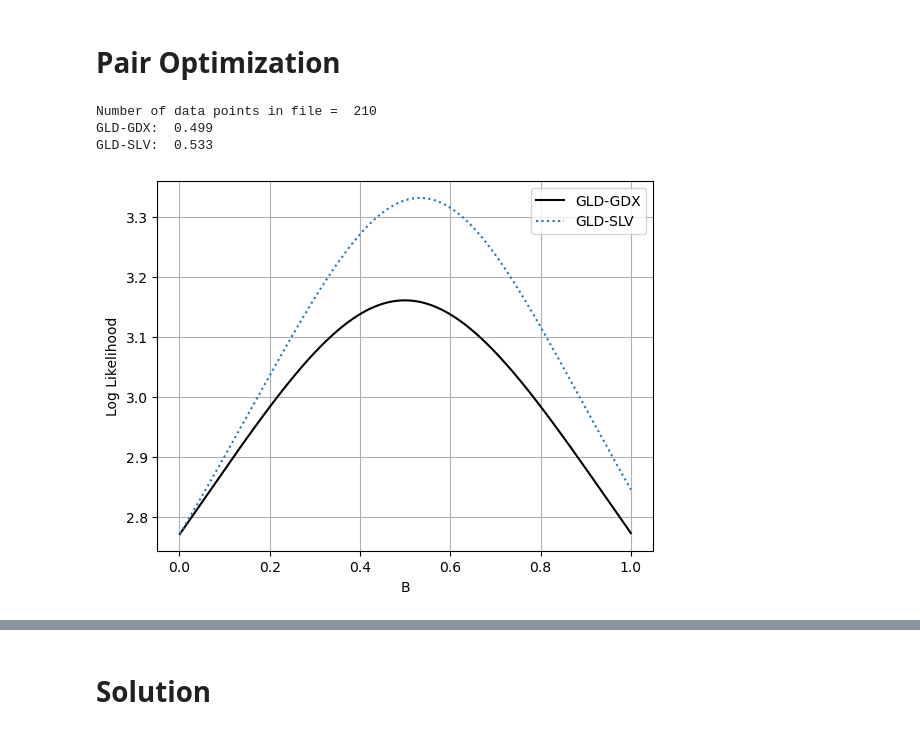
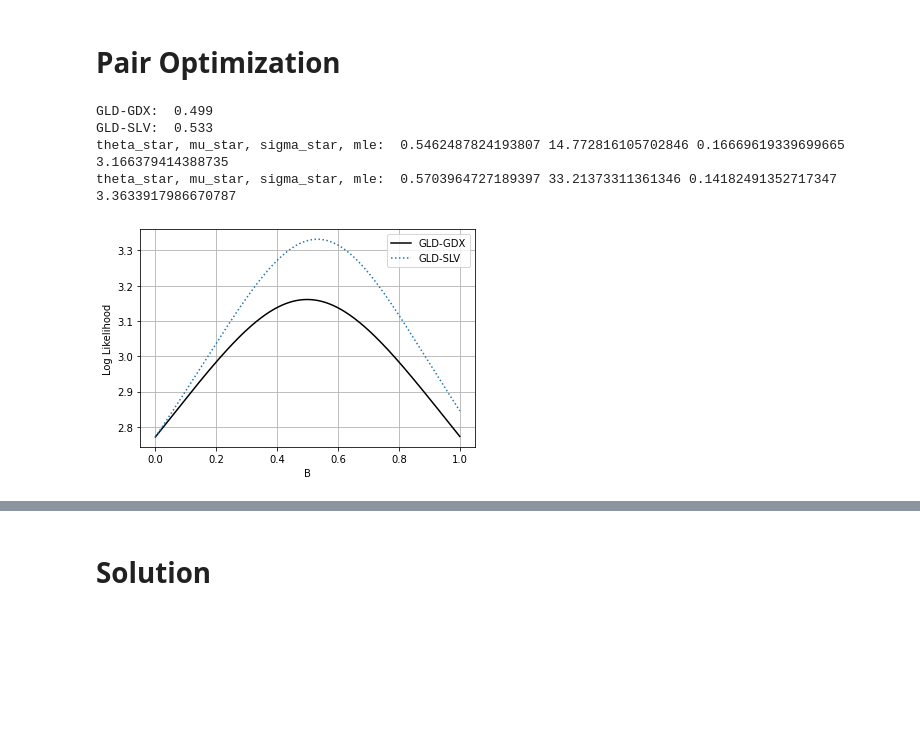
Before and after one commit to seongmin-Jo/optimal_mean_reversion_trading, a Jupyter notebook: examples2.ipynb, the cells around one changed output, grey strips where cells are left out. Saved outputs shown, nothing was run; the diff lists cells and outputs as text; code cells hidden in the pictures; blank space fills up the shorter version.

```diff
--- a/examples2.ipynb
+++ b/examples2.ipynb
@@ -4,6 +4,8 @@
 import numpy as np
 import pandas as pd
 import matplotlib.pyplot as plt
+from scipy.optimize import minimize
+
 
 # Ornstein-Uhlenbeck process is not just stationary but also normally distributed
 # ou parameter : dXt = mu(theta - Xt)dt + sigma * dBt
@@ -26,6 +28,8 @@ def get_optimal_ou_params(X, dt):
     Xxx = Σ(i=1, i=n) x(i-1)^2
     Xyy = Σ(i=1, i=n) x(i)^2
     Xxy = Σ(i=1, i=n) x(i) * x(i-1)
+
+    something uncorrect for finding optimal mu, so we get mu by another way
     """
     n = X.size
     Xx  = np.sum(X[:-1])
@@ -61,7 +65,31 @@ def fit_ar1(ts: pd.Series, dt:float = 1/252) -> (np.array, float):
     return theta, mu, sigma
 """
 
+def compose_xt(s1, s2, A, B):
+    alpha = A / s1[0]
+    beta = B / s2[0]
+    return alpha * s1 - beta * s2
 
+
+# Define the OU probability density function
+def f_OU(xi, xi_1, theta, mu, sigma, dt):
+    sigma_tilde_squared = sigma**2 * (1 - np.exp(-2 * mu * dt)) / (2 * mu)
+    exponent = -(xi - xi_1 * np.exp(-mu * dt) - theta * (1 - np.exp(-mu * dt)))**2 / (2 * sigma_tilde_squared)
+    return (1 / np.sqrt(2 * np.pi * sigma_tilde_squared)) * np.exp(exponent)
+
+
+# Define the average log likelihood
+def avg_log_likelihood(params, Xt, dt):
+    theta, mu, sigma = params
+    n = len(Xt)
+    sigma_tilde = np.sqrt(sigma**2 * (1 - np.exp(-2 * mu * dt)) / (2 * mu))
+
+    sum_term = sum([(Xt[i] - Xt[i-1] * np.exp(-mu * dt) - theta * (1 - np.exp(-mu * dt)))**2 for i in range(1, n)])
+
+    log_likelihood = (-0.5 * np.log(2 * np.pi) - np.log(sigma_tilde) - (1 / (2 * n * sigma_tilde**2)) * sum_term)
+    return -log_likelihood
+
+# Same Result
 def get_average_log_likelihood(theta, mu, sigma, X, dt):
     sigma_square = sigma**2 * (1 - np.exp(-2*mu*dt)) / (2 * mu)
     sigma_tilda = np.sqrt( sigma_square )
@@ -83,11 +111,18 @@ def get_average_log_likelihood(theta, mu, sigma, X, dt):
     f = (term1 + term2 + prefactor * sum_term)
     return f
 
+def adjust_mu_maximizing_avg_log_likelihood(xt, theta, sigma):
+    adjusted_initial_params = [theta, 0.1, sigma]
+    bounds = [(-np.inf, np.inf), (0, np.inf), (0, np.inf)]
+    # Minimize the negative log likelihood with adjusted initial guesses
+    result_adjusted = minimize(avg_log_likelihood, adjusted_initial_params, args=(xt, dt), bounds=bounds, method='L-BFGS-B')
 
-def compose_xt(s1, s2, A, B):
-    alpha = A / s1[0]
-    beta = B / s2[0]
-    return alpha * s1 - beta * s2
+    # Extract the optimized parameters
+    theta_opt_adj, mu_opt_adj, sigma_opt_adj = result_adjusted.x
+
+    # Calculate the average log likelihood with optimized parameters
+    avg_ll_opt_adj = -avg_log_likelihood([theta_opt_adj, mu_opt_adj, sigma_opt_adj], xt, dt)
+    return theta_opt_adj, mu_opt_adj, sigma_opt_adj, avg_ll_opt_adj
 
 
 def get_mle_table(s1, s2, dt):
@@ -118,41 +153,48 @@ if __name__ == "__main__":
     gdx = GDX['Close'].to_numpy()
     slv = SLV['Close'].to_numpy()
 
-    print('Number of data points in file = ', gld.size)
-
-    #  The book uses only 200 points, so we'll trim our data down.
-    #  I wrote this so you can easily adjust which 200 points are used.
-    #  Obviously, don't go beound the length of the raw data.
-
     M = 3
     gld = gld[M:M + 200]
     gdx = gdx[M:M + 200]
     slv = slv[M:M + 200]
 
     N = gld.size
     dt = 1/252
 
     table1 = get_mle_table(gld, gdx, dt)
     table2 = get_mle_table(gld, slv, dt)
 
     B = np.linspace(0.001, 1, 1000)
     plt.plot(B, table1.mle, 'k', label = 'GLD-GDX')
     plt.plot(B, table2.mle, ':', label = 'GLD-SLV')
     plt.xlabel('B')
     plt.ylabel('Log Likelihood')
     plt.grid()
     plt.legend()
 
     B_star_gld_gdx = get_B_star(table1)
     B_star_gld_slv = get_B_star(table2)
 
     print('GLD-GDX: ', B_star_gld_gdx )
     print('GLD-SLV: ', B_star_gld_slv )
+
+    xt = compose_xt(gld, gdx, 1, B_star_gld_gdx)
+    x2t = compose_xt(gld, slv, 1, B_star_gld_slv)
+
+    theta, mu, sigma = get_optimal_ou_params(xt, dt=1/252)
+    theta2, mu2, sigma2 = get_optimal_ou_params(x2t, dt=1/252)
+
+    theta_star, mu_star, sigma_star, mle = adjust_mu_maximizing_avg_log_likelihood(xt, theta, sigma)
+    theta_star2, mu_star2, sigma_star2, mle2 = adjust_mu_maximizing_avg_log_likelihood(x2t, theta2, sigma2)
+
+    print('theta_star, mu_star, sigma_star, mle: ', theta_star, mu_star, sigma_star, mle)
+    print('theta_star, mu_star, sigma_star, mle: ', theta_star2, mu_star2, sigma_star2, mle2)
 # %% [output]
-Number of data points in file =  210
 GLD-GDX:  0.499
 GLD-SLV:  0.533
+theta_star, mu_star, sigma_star, mle:  0.5462487824193807 14.772816105702846 0.16669619339699665 3.166379414388735
+theta_star, mu_star, sigma_star, mle:  0.5703964727189397 33.21373311361346 0.14182491352717347 3.3633917986670787
-[figure, old version]
+[figure, new version]
 # %%
 xt = compose_xt(gld, gdx, 1, B_star_gld_gdx)
 x2t = compose_xt(gld, slv, 1, B_star_gld_slv)
```
Also changed, not shown: parts of 29 cells of this notebook, 1 other file.
